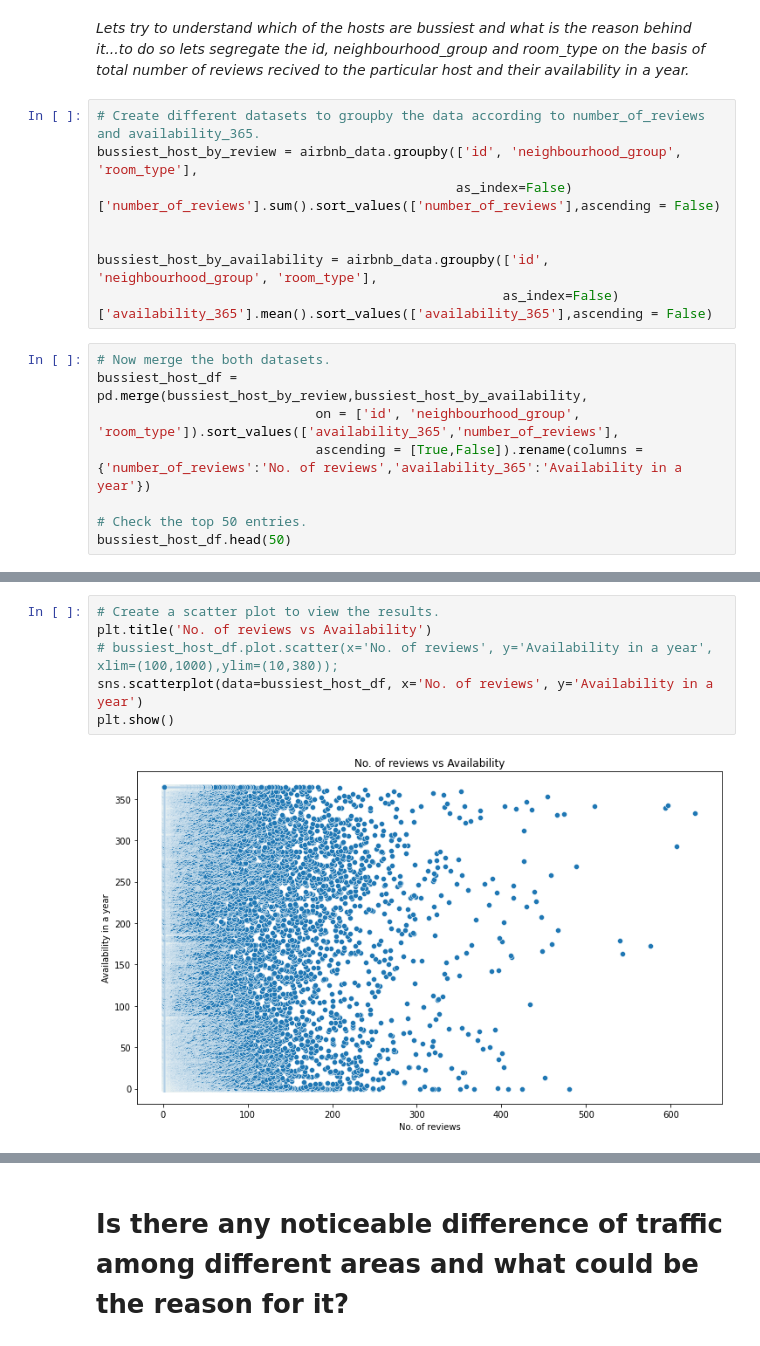
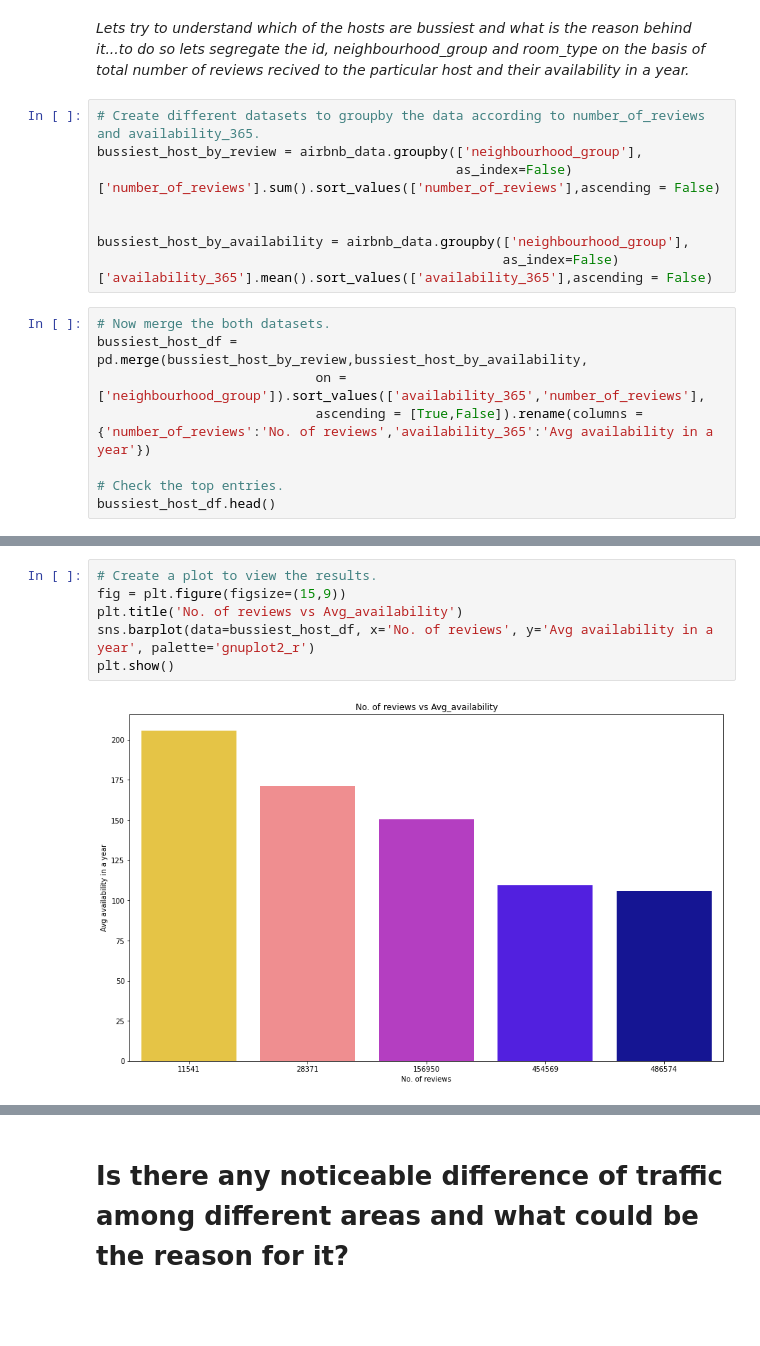
Before and after one commit to anishjohnson/Airbnb-Booking-Analysis, a Jupyter notebook: Airbnb_Bookings_Analysis_Anish_johnson.ipynb, the cells around one changed output, grey strips where cells are left out. Saved outputs shown, nothing was run; the diff lists cells and outputs as text; blank space fills up the shorter version.

```diff
--- a/Airbnb_Bookings_Analysis_Anish_johnson.ipynb
+++ b/Airbnb_Bookings_Analysis_Anish_johnson.ipynb
@@ -402,18 +462,18 @@ airbnb_data.head()
 *Lets try to understand which of the hosts are bussiest and what is the reason behind it...to do so lets segregate the id, neighbourhood_group and room_type on the basis of total number of reviews recived to the particular host and their availability in a year.*
 # %%
 # Create different datasets to groupby the data according to number_of_reviews and availability_365.
-bussiest_host_by_review = airbnb_data.groupby(['id', 'neighbourhood_group', 'room_type'],
+bussiest_host_by_review = airbnb_data.groupby(['neighbourhood_group'],
                                               as_index=False)['number_of_reviews'].sum().sort_values(['number_of_reviews'],ascending = False)
 
 
-bussiest_host_by_availability = airbnb_data.groupby(['id', 'neighbourhood_group', 'room_type'],
+bussiest_host_by_availability = airbnb_data.groupby(['neighbourhood_group'],
                                                     as_index=False)['availability_365'].mean().sort_values(['availability_365'],ascending = False)
 # %%
 # Now merge the both datasets.
 bussiest_host_df = pd.merge(bussiest_host_by_review,bussiest_host_by_availability,
-                            on = ['id', 'neighbourhood_group', 'room_type']).sort_values(['availability_365','number_of_reviews'],
-                            ascending = [True,False]).rename(columns = {'number_of_reviews':'No. of reviews','availability_365':'Availability in a year'})
+                            on = ['neighbourhood_group']).sort_values(['availability_365','number_of_reviews'],
+                            ascending = [True,False]).rename(columns = {'number_of_reviews':'No. of reviews','availability_365':'Avg availability in a year'})
 
-# Check the top 50 entries.
-bussiest_host_df.head(50)
+# Check the top entries.
+bussiest_host_df.head()
 # %% [output]
@@ -437,8 +486,8 @@ bussiest_host_df.head(50)
 # %%
-# Create a scatter plot to view the results.
-plt.title('No. of reviews vs Availability')
-# bussiest_host_df.plot.scatter(x='No. of reviews', y='Availability in a year', xlim=(100,1000),ylim=(10,380));
-sns.scatterplot(data=bussiest_host_df, x='No. of reviews', y='Availability in a year')
+# Create a plot to view the results.
+fig = plt.figure(figsize=(15,9))
+plt.title('No. of reviews vs Avg_availability')
+sns.barplot(data=bussiest_host_df, x='No. of reviews', y='Avg availability in a year', palette='gnuplot2_r')
 plt.show()
 # %% [output]
-[figure, old version]
+[figure, new version]
```
Also changed, not shown: parts of 31 cells of this notebook.
